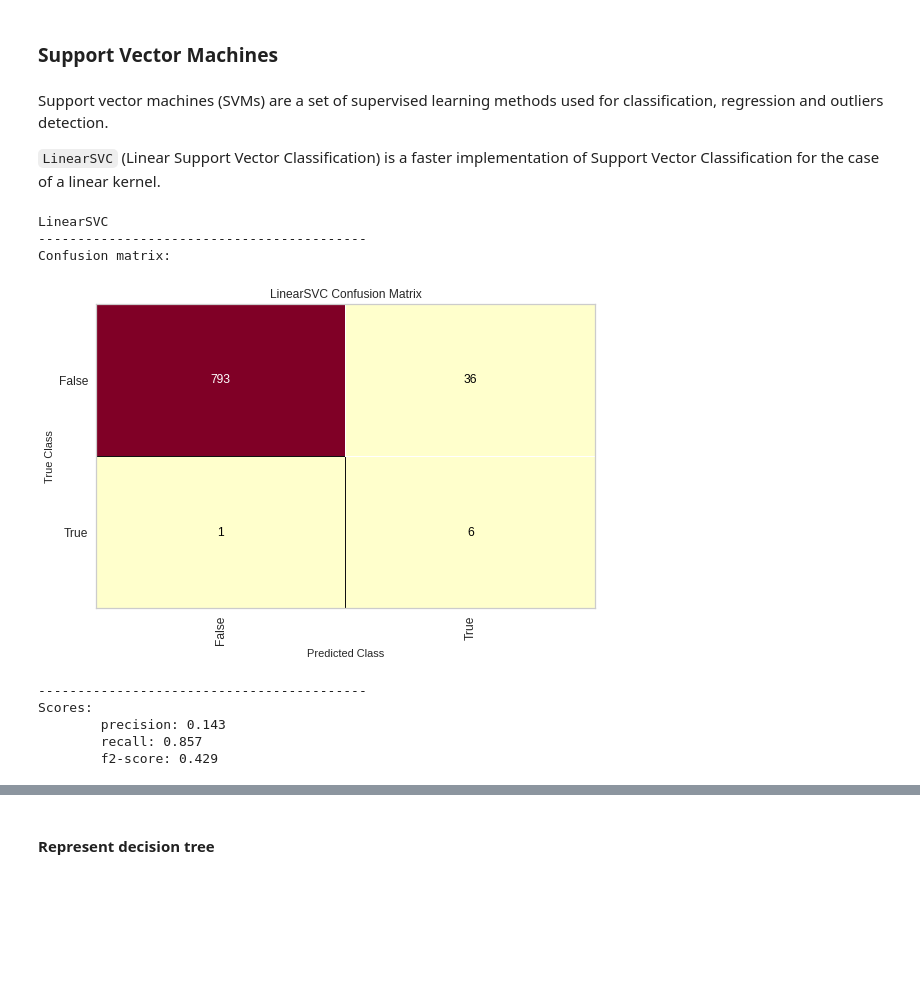
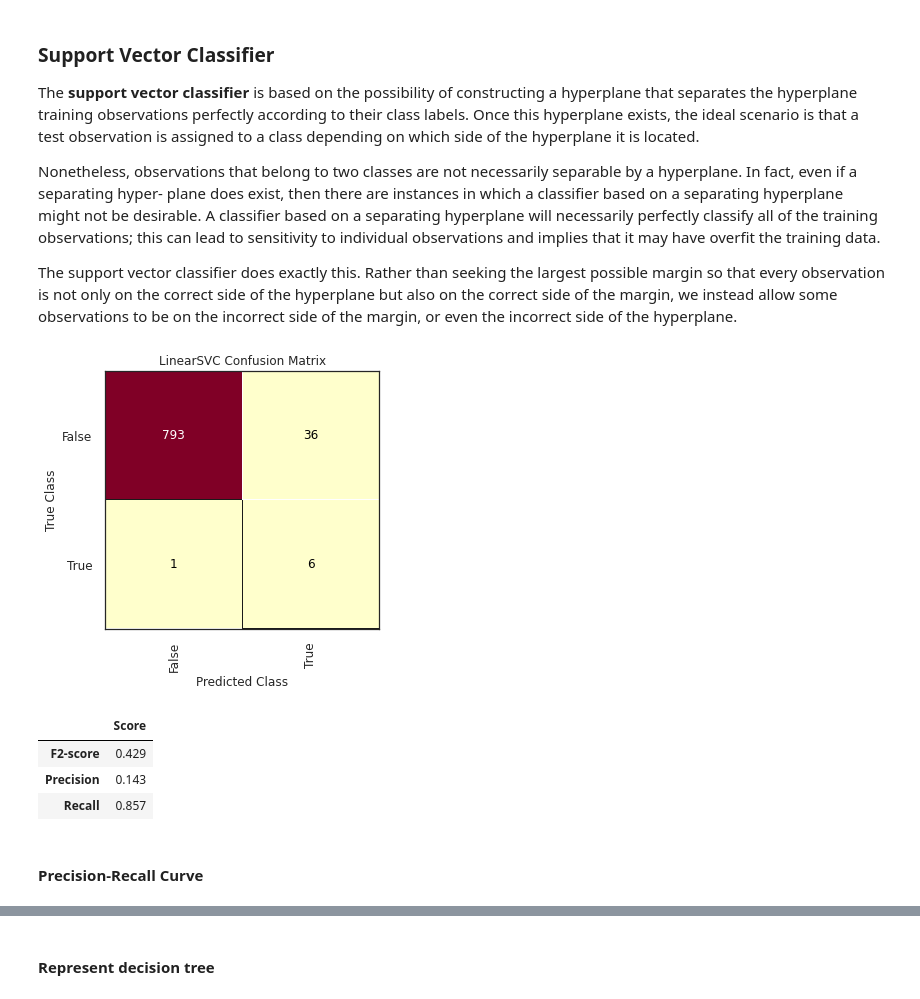
Before and after one commit to mafesan/2021-tfm-code, a Jupyter notebook: revelio/classifiers.ipynb, the cells around one changed output, grey strips where cells are left out. Cells and saved outputs as stored; diff of their text form; code cells hidden in the pictures; blank space fills up the shorter version.

```diff
--- a/revelio/classifiers.ipynb
+++ b/revelio/classifiers.ipynb
@@ -375,7 +325,0 @@ Complement NB
-# %%
-cnb = ComplementNB(norm=True).fit(X_train_git_SMOTE, y_train_git_SMOTE)
-y_pred_cnb = cnb.predict(X_test_git)
-
-precision, recall, f2_score = print_model_report(cnb, X_train_git_SMOTE, y_train_git_SMOTE, X_test_git, y_test_git)
-results = [precision, recall, f2_score]
-df_scores = add_score_to_df(df_scores, 'Complement Naive-Bayes', 'Test', results)
@@ -391,0 +328,11 @@ Scores:
+# %%
+plt.figure()
+plt.title("Precision-Recall Curve - Test - Gaussian Naïve-Bayes", fontsize=18)
+plt.xlabel("False Positive Rate", fontsize=12)
+plt.ylabel("True Positive Rate", fontsize=12)
+
+visualizer = PrecisionRecallCurve(gnb, classes=["Human", "Bot"])
+visualizer.fit(X_train_git_SMOTE, y_train_git_SMOTE)
+visualizer.score(X_test_git, y_test_git)
+
+plt.legend();
@@ -392,6 +341,10 @@ Scores:
 # %% [markdown]
-### Support Vector Machines
+### Support Vector Classifier
+
+The **support vector classifier** is based on the possibility of constructing a hyperplane that separates the hyperplane training observations perfectly according to their class labels. Once this hyperplane exists, the ideal scenario is that a test observation is assigned to a class depending on which side of the hyperplane it is located.
+
+Nonetheless, observations that belong to two classes are not necessarily separable by a hyperplane. In fact, even if a separating hyper- plane does exist, then there are instances in which a classifier based on
+a separating hyperplane might not be desirable. A classifier based on a separating hyperplane will necessarily perfectly classify all of the training observations; this can lead to sensitivity to individual observations and implies that it may have overfit the training data.
+
+The support vector classifier does exactly this. Rather than seeking the largest possible margin so that
+every observation is not only on the correct side of the hyperplane but also on the correct side of the margin, we instead allow some observations to be on the incorrect side of the margin, or even the incorrect side of the hyperplane.
-# %% [markdown]
-Support vector machines (SVMs) are a set of supervised learning methods used for classification, regression and outliers detection.
-
-`LinearSVC` (Linear Support Vector Classification) is a faster implementation of Support Vector Classification for the case of a linear kernel.
@@ -400,21 +351,26 @@ from sklearn.svm import SVC, LinearSVC
 # %%
 # SVC
+
 lsvc = LinearSVC(random_state=22)
 
 lsvc.fit(X_train_git_SMOTE, y_train_git_SMOTE)
 
 y_pred_lsvc = lsvc.predict(X_test_git)
 
 precision, recall, f2_score =  print_model_report(lsvc, X_train_git_SMOTE, y_train_git_SMOTE, X_test_git, y_test_git)
 results = [precision, recall, f2_score]
 df_scores = add_score_to_df(df_scores, 'LinearSVC', 'Test', results)
+
+# Show prettified results
+score_dict = {'Score':{'Precision': precision,
+                       'Recall': recall,
+                       'F2-score': f2_score}}
+pd.DataFrame.from_dict(score_dict)
 # %% [output]
-LinearSVC
-------------------------------------------
-Confusion matrix:
-[figure, old version]
+[figure, new version]
-------------------------------------------
-Scores:
-        precision: 0.143
-        recall: 0.857
-        f2-score: 0.429
+|  | Score |
+| F2-score | 0.429 |
+| Precision | 0.143 |
+| Recall | 0.857 |
+# %% [markdown]
+#### Precision-Recall Curve
```
Also changed, not shown: parts of 96 cells of this notebook.
